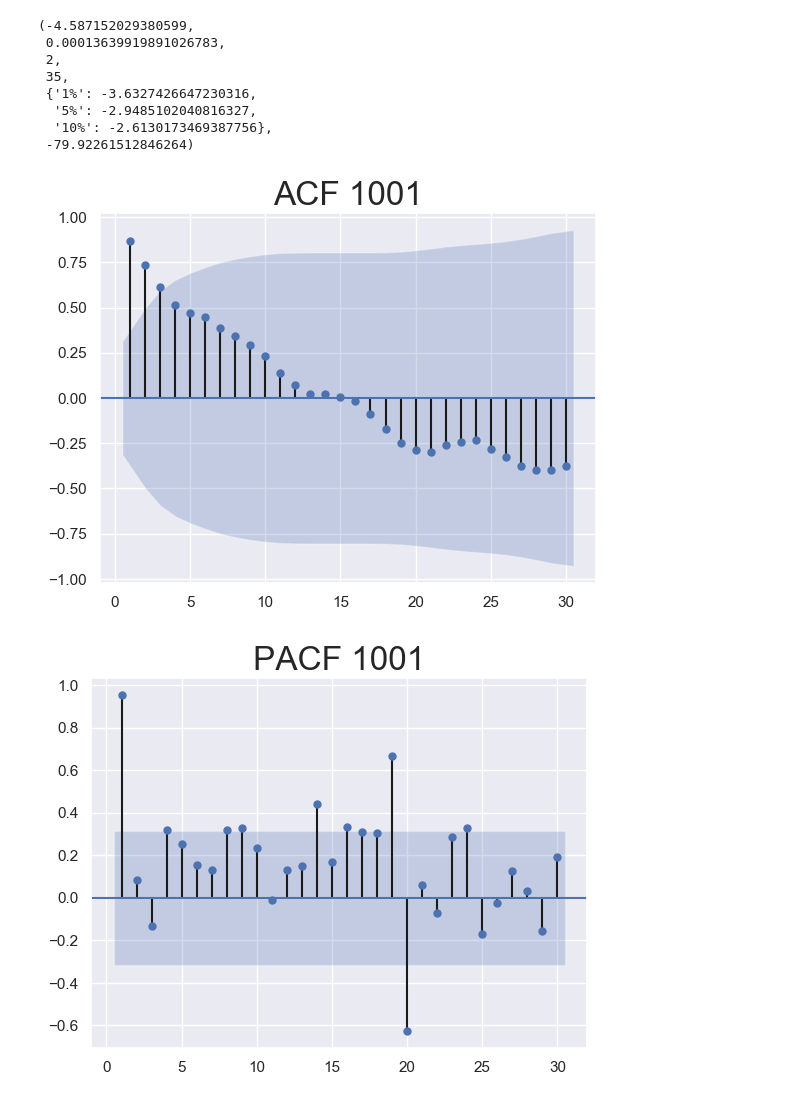
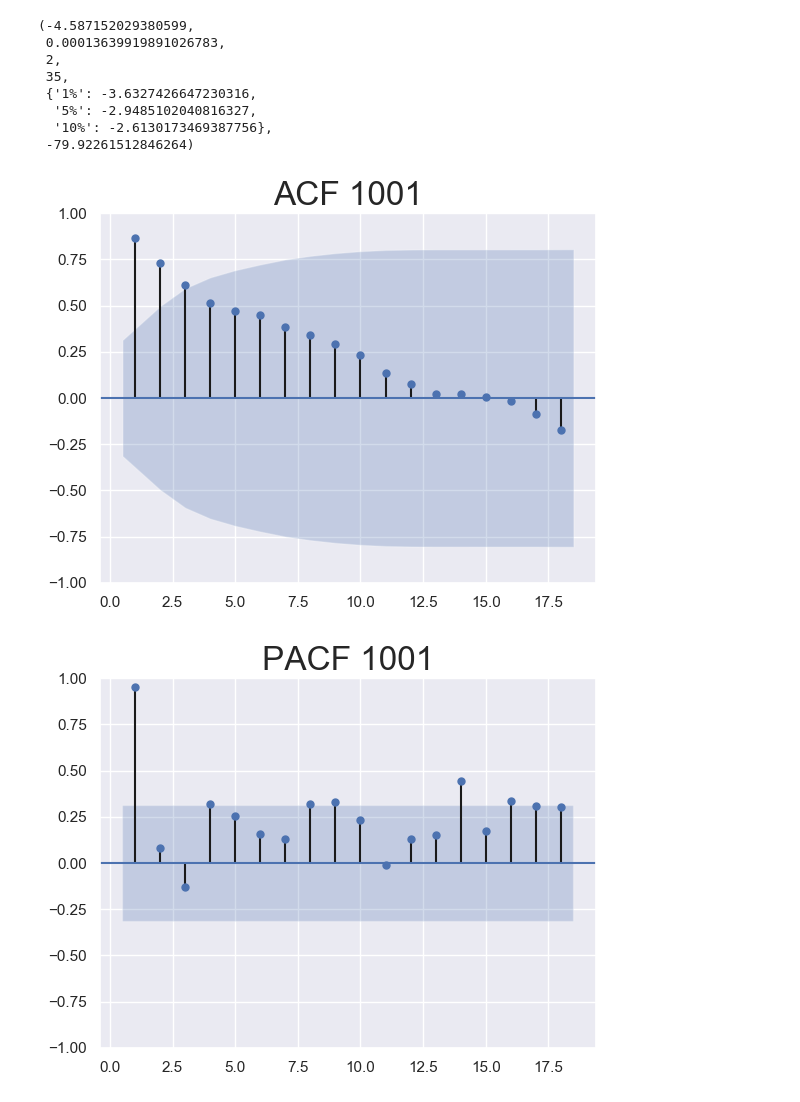
Before and after one commit to MKbinli/MLstudies, a Jupyter notebook: Timeseries1/GD Timeseries_jupyter.ipynb, the cells around one changed output. Drawn from its saved outputs; the diff is of its cells as text; code cells hidden in the pictures.

```diff
--- a/Timeseries1/GD Timeseries_jupyter.ipynb
+++ b/Timeseries1/GD Timeseries_jupyter.ipynb
@@ -297,17 +296,17 @@ sts.adfuller(dfTrainTrans["1001diff"][1:])#It turned into stationary, so we will
   '10%': -2.6130173469387756},
  -79.92261512846264)
 # %%
-sgt.plot_acf(dfTrainTrans["1001"], lags=30, zero = False)
+sgt.plot_acf(dfTrainTrans["1001"], lags=18, zero = False)
 plt.title("ACF 1001", size=24)
 plt.show()
 # %% [output]
-[figure, old version]
+[figure, new version]
 # %%
-sgt.plot_pacf(dfTrainTrans["1001"], lags = 30, zero = False, method = ('ols'))
+sgt.plot_pacf(dfTrainTrans["1001"], lags = 18, zero = False, method = ('ols'))
 plt.title("PACF 1001", size=24)
 plt.show()
 # %% [output]
-[figure, old version]
+[figure, new version]
 # %%
 model1001_111=ARIMA(dfTrainTrans["1001"],order=(1,1,1))
 resultsModel1001_111 = model1001_111.fit()
```
Also changed, not shown: parts of 20 cells of this notebook.
